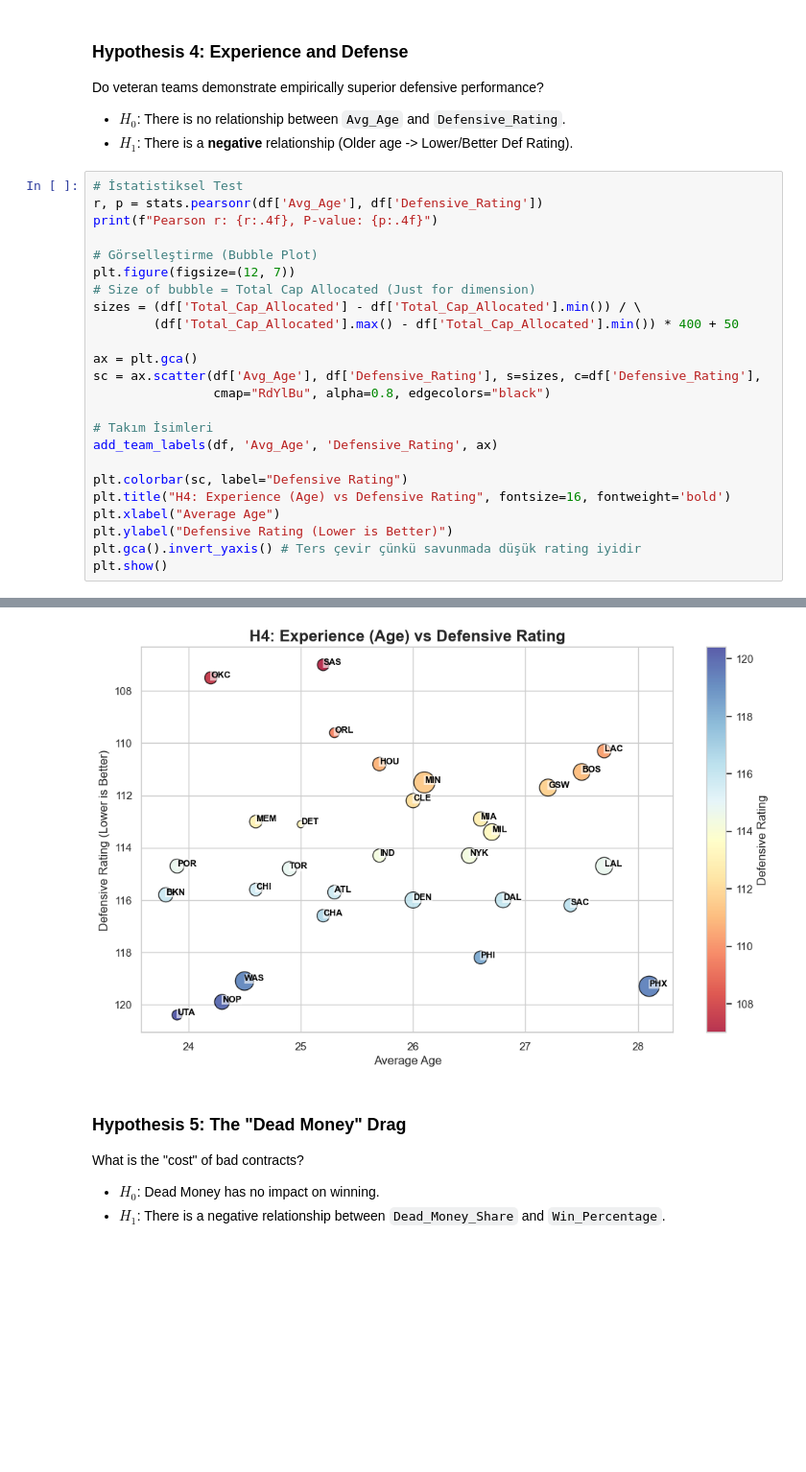
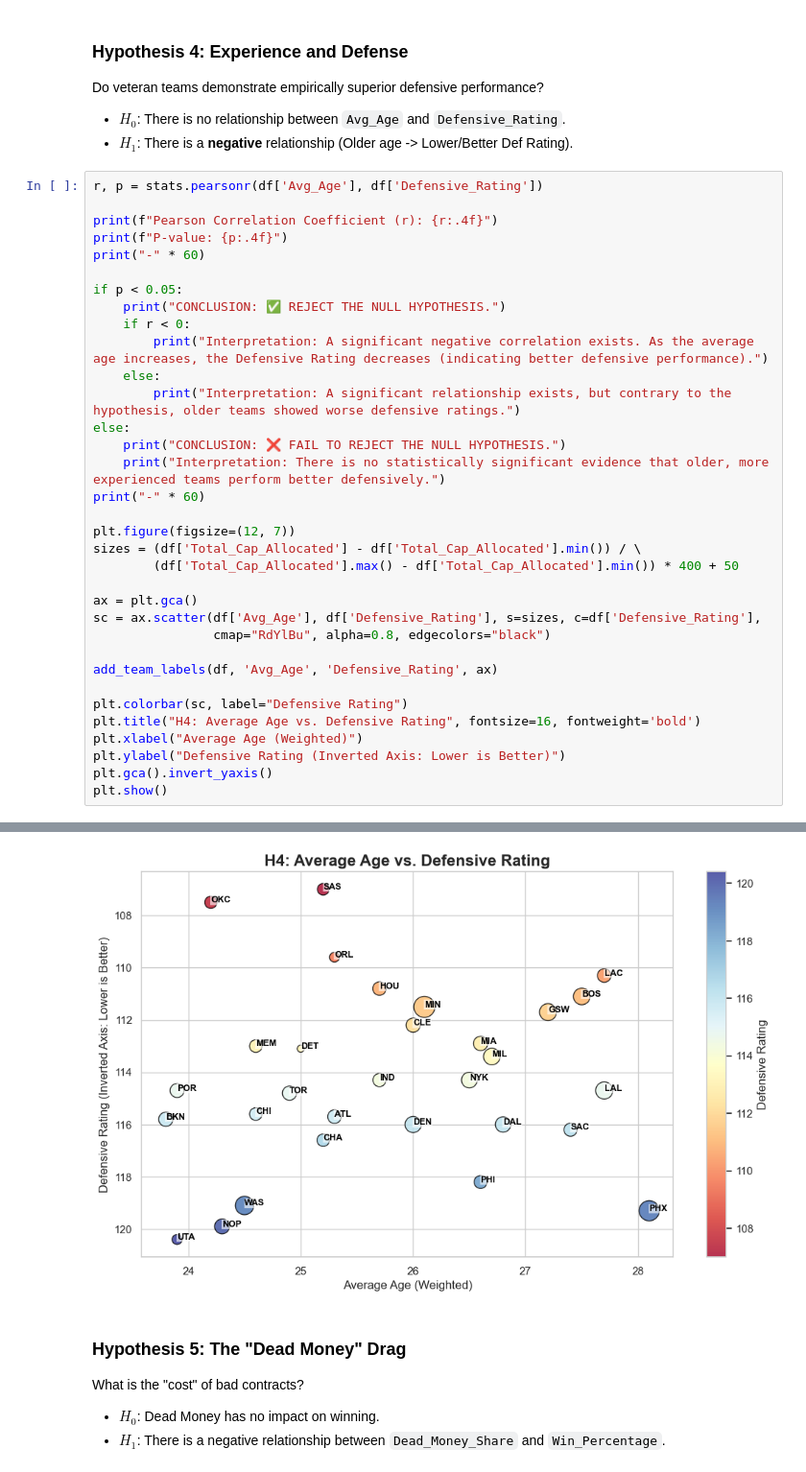
Before and after one commit to akoo57/DSA210_Akif, a Jupyter notebook: dsa.ipynb, the cells around one changed output, grey strips where cells are left out. Shown at 96% size. Drawn from its saved outputs; the diff is of its cells as text; blank space fills up the shorter version.

```diff
--- a/dsa.ipynb
+++ b/dsa.ipynb
@@ -196,13 +213,24 @@ Do veteran teams demonstrate empirically superior defensive performance?
 * **$H_0$**: There is no relationship between `Avg_Age` and `Defensive_Rating`.
 * **$H_1$**: There is a **negative** relationship (Older age -> Lower/Better Def Rating).
 # %%
-# İstatistiksel Test
 r, p = stats.pearsonr(df['Avg_Age'], df['Defensive_Rating'])
-print(f"Pearson r: {r:.4f}, P-value: {p:.4f}")
 
-# Görselleştirme (Bubble Plot)
+print(f"Pearson Correlation Coefficient (r): {r:.4f}")
+print(f"P-value: {p:.4f}")
+print("-" * 60)
+
+if p < 0.05:
+    print("CONCLUSION: ✅ REJECT THE NULL HYPOTHESIS.")
+    if r < 0:
+        print("Interpretation: A significant negative correlation exists. As the average age increases, the Defensive Rating decreases (indicating better defensive performance).")
+    else:
+        print("Interpretation: A significant relationship exists, but contrary to the hypothesis, older teams showed worse defensive ratings.")
+else:
+    print("CONCLUSION: ❌ FAIL TO REJECT THE NULL HYPOTHESIS.")
+    print("Interpretation: There is no statistically significant evidence that older, more experienced teams perform better defensively.")
+print("-" * 60)
+
 plt.figure(figsize=(12, 7))
-# Size of bubble = Total Cap Allocated (Just for dimension)
 sizes = (df['Total_Cap_Allocated'] - df['Total_Cap_Allocated'].min()) / \
         (df['Total_Cap_Allocated'].max() - df['Total_Cap_Allocated'].min()) * 400 + 50
 
@@ -210,13 +238,12 @@ ax = plt.gca()
 sc = ax.scatter(df['Avg_Age'], df['Defensive_Rating'], s=sizes, c=df['Defensive_Rating'],
                 cmap="RdYlBu", alpha=0.8, edgecolors="black")
 
-# Takım İsimleri
 add_team_labels(df, 'Avg_Age', 'Defensive_Rating', ax)
 
 plt.colorbar(sc, label="Defensive Rating")
-plt.title("H4: Experience (Age) vs Defensive Rating", fontsize=16, fontweight='bold')
-plt.xlabel("Average Age")
-plt.ylabel("Defensive Rating (Lower is Better)")
-plt.gca().invert_yaxis() # Ters çevir çünkü savunmada düşük rating iyidir
+plt.title("H4: Average Age vs. Defensive Rating", fontsize=16, fontweight='bold')
+plt.xlabel("Average Age (Weighted)")
+plt.ylabel("Defensive Rating (Inverted Axis: Lower is Better)")
+plt.gca().invert_yaxis()
 plt.show()
 # %% [output]
@@ -224,4 +256,4 @@ Pearson r: -0.1042, P-value: 0.5836
-[figure, old version]
+[figure, new version]
 # %% [markdown]
 ### Hypothesis 5: The "Dead Money" Drag
 What is the "cost" of bad contracts?
```
Also changed, not shown: parts of 9 cells of this notebook.
